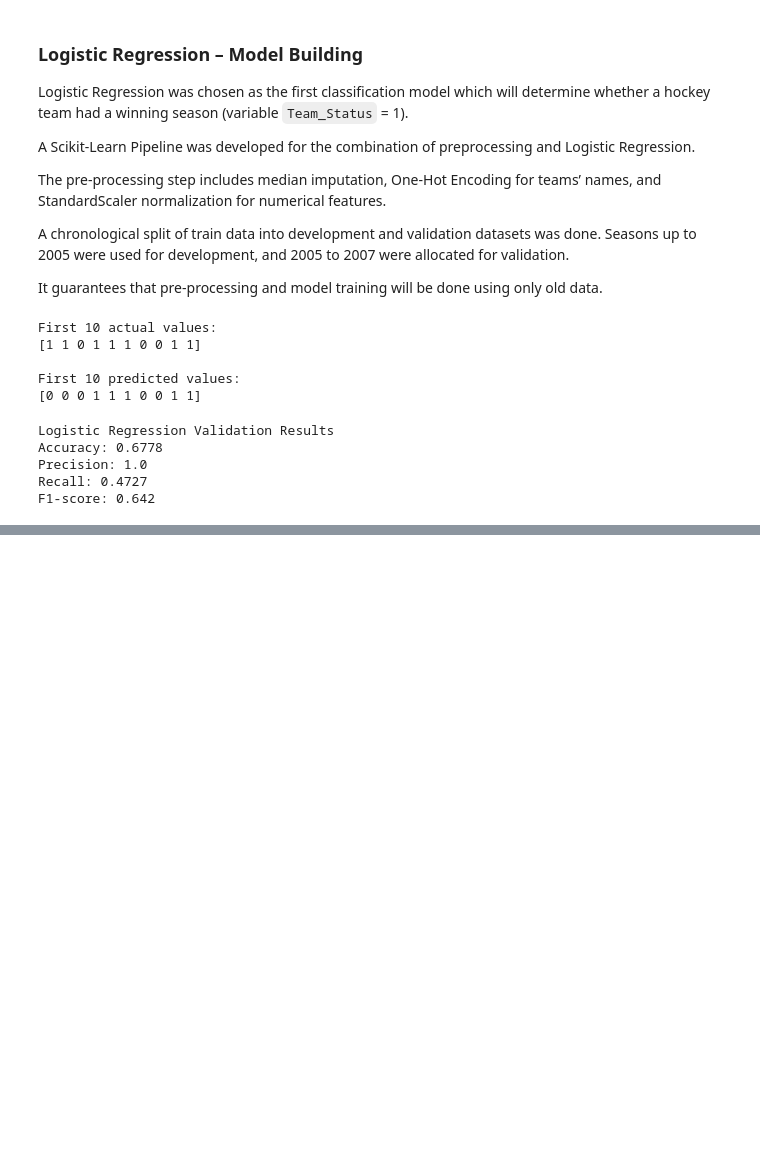
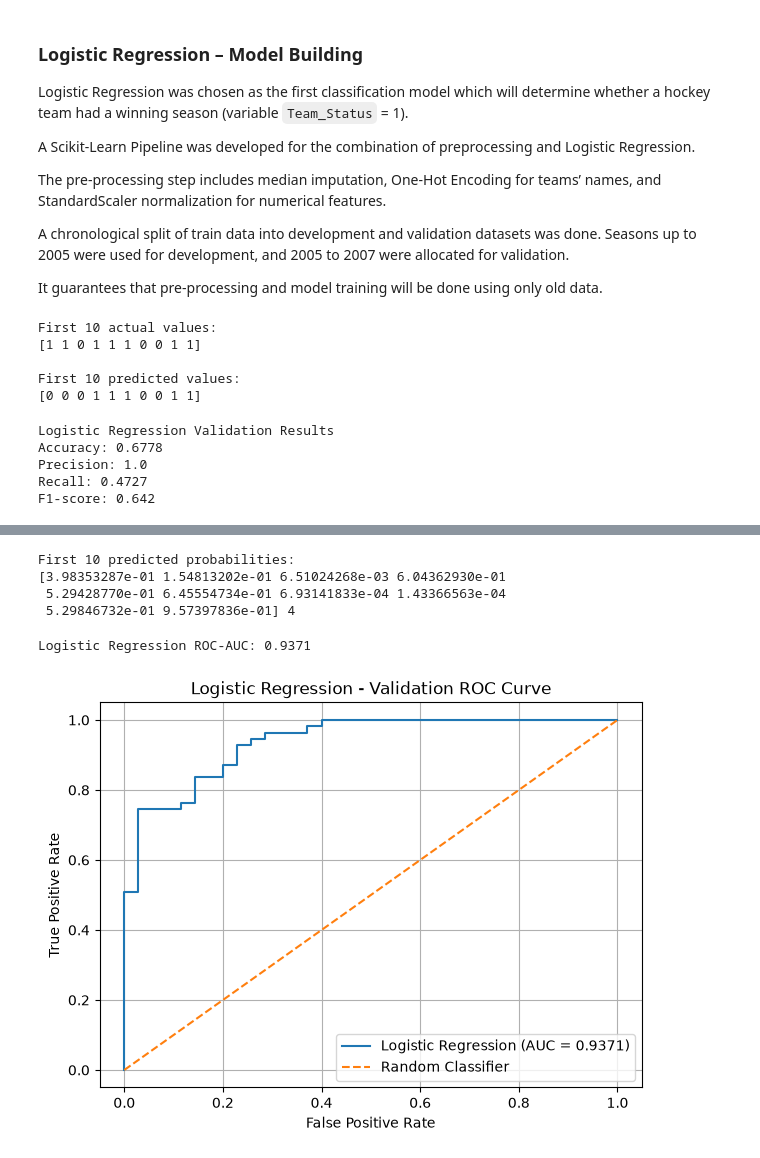
Before and after one commit to Maazakhann/Hockey-Team-Performance-Analysis, a Jupyter notebook: notebooks/03_classification.ipynb, the cells around one changed output, grey strips where cells are left out. Saved outputs shown, nothing was run; the diff lists cells and outputs as text; code cells hidden in the pictures; blank space fills up the shorter version.

```diff
--- a/notebooks/03_classification.ipynb
+++ b/notebooks/03_classification.ipynb
@@ -711,0 +747,34 @@ F1-score: 0.642
+# %%
+y_val_prob = logistic_model.predict_proba(X_val)[:, 1] # all rows and second column
+
+print("First 10 predicted probabilities:")
+print(y_val_prob[:10], 4)
+# %% [output]
+First 10 predicted probabilities:
+[3.98353287e-01 1.54813202e-01 6.51024268e-03 6.04362930e-01
+ 5.29428770e-01 6.45554734e-01 6.93141833e-04 1.43366563e-04
+ 5.29846732e-01 9.57397836e-01] 4
+# %%
+from sklearn.metrics import roc_curve, roc_auc_score
+import matplotlib.pyplot as plt
+
+fpr, tpr, thresholds = roc_curve(y_val, y_val_prob) # shows the model performance on differnet threshold
+
+
+auc = roc_auc_score(y_val, y_val_prob) # measures how well the model separates class 1 from class 0 using predicted probabilities
+
+print("Logistic Regression ROC-AUC:", round(auc, 4))
+
+plt.figure(figsize=(7, 5))
+plt.plot(fpr, tpr, label=f"Logistic Regression (AUC = {auc:.4f})")
+plt.plot([0, 1], [0, 1], "--", label="Random Classifier")
+
+plt.xlabel("False Positive Rate")
+plt.ylabel("True Positive Rate")
+plt.title("Logistic Regression - Validation ROC Curve")
+plt.legend() # displays label
+plt.grid(True)
+plt.show()
+# %% [output]
+Logistic Regression ROC-AUC: 0.9371
+[figure, added]
```
Also changed, not shown: parts of 3 cells of this notebook.
